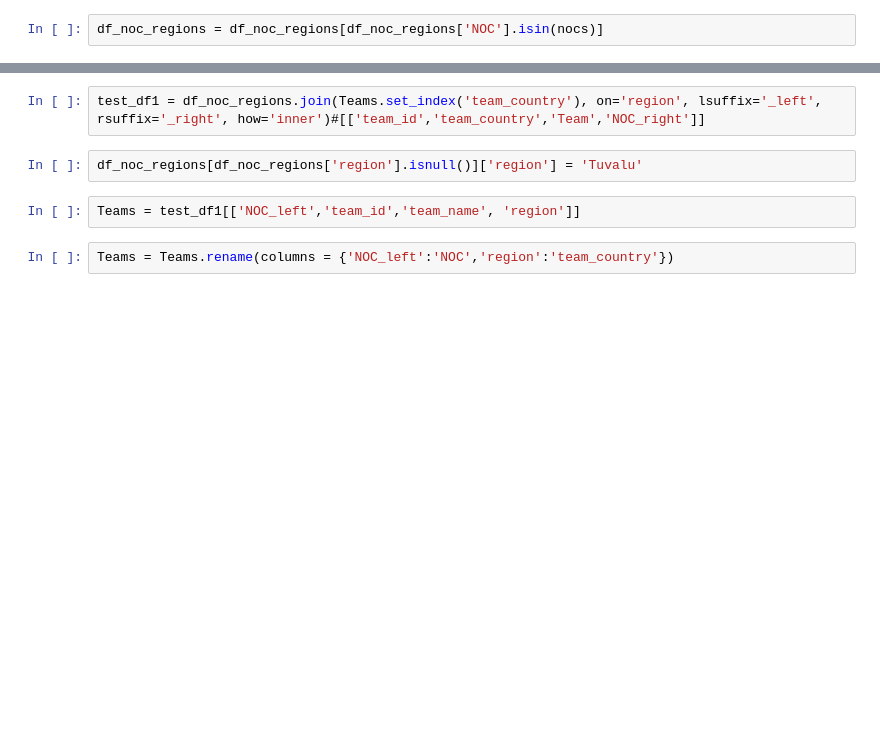
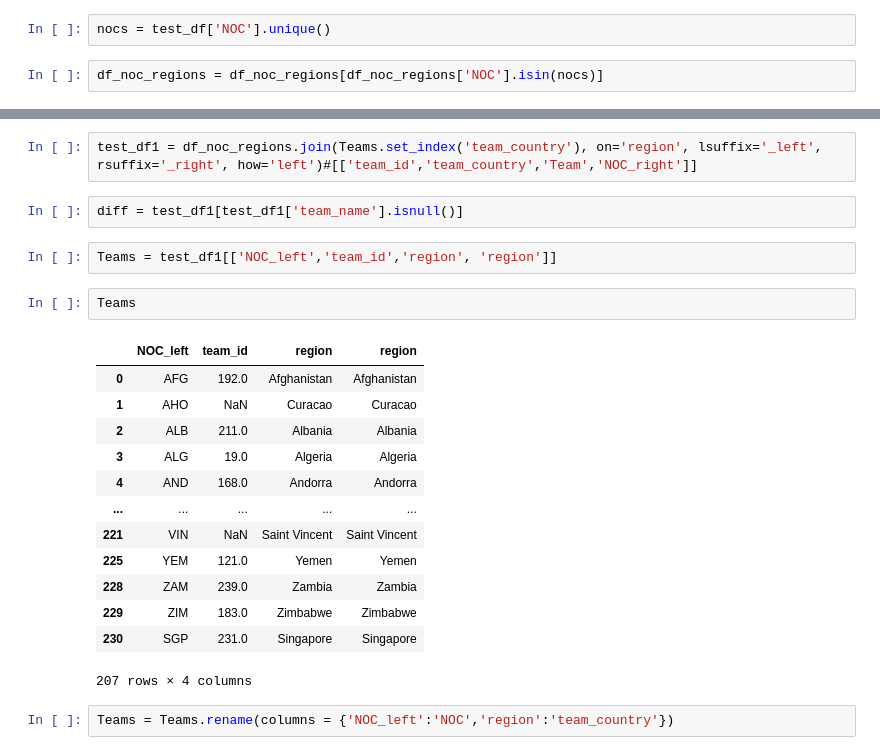
Before and after one commit to grudzienAda/hurtownie_project, a Jupyter notebook: ETL/table_transformations.ipynb, the cells around one changed output, grey strips where cells are left out. Drawn from its saved outputs; the diff is of its cells as text; blank space fills up the shorter version.

```diff
--- a/ETL/table_transformations.ipynb
+++ b/ETL/table_transformations.ipynb
@@ -498,4 +495,6 @@ Data columns (total 3 columns):
 dtypes: object(3)
 memory usage: 5.5+ KB
+# %%
+nocs = test_df['NOC'].unique()
 # %%
 df_noc_regions = df_noc_regions[df_noc_regions['NOC'].isin(nocs)]
@@ -502,9 +516,25 @@ df_noc_regions = df_noc_regions[df_noc_regions['NOC'].isin(nocs)]
 # %%
-test_df1 = df_noc_regions.join(Teams.set_index('team_country'), on='region', lsuffix='_left', rsuffix='_right', how='inner')#[['team_id','team_country','Team','NOC_right']]
+test_df1 = df_noc_regions.join(Teams.set_index('team_country'), on='region', lsuffix='_left', rsuffix='_right', how='left')#[['team_id','team_country','Team','NOC_right']]
-# %%
-df_noc_regions[df_noc_regions['region'].isnull()]['region'] = 'Tuvalu'
+# %%
+diff = test_df1[test_df1['team_name'].isnull()]
 # %%
-Teams = test_df1[['NOC_left','team_id','team_name', 'region']]
+Teams = test_df1[['NOC_left','team_id','region', 'region']]
+# %%
+Teams
+# %% [output]
+|  | NOC_left | team_id | region | region |
+| 0 | AFG | 192.0 | Afghanistan | Afghanistan |
+| 1 | AHO | NaN | Curacao | Curacao |
+| 2 | ALB | 211.0 | Albania | Albania |
+| 3 | ALG | 19.0 | Algeria | Algeria |
+| 4 | AND | 168.0 | Andorra | Andorra |
+| ... | ... | ... | ... | ... |
+| 221 | VIN | NaN | Saint Vincent | Saint Vincent |
+| 225 | YEM | 121.0 | Yemen | Yemen |
+| 228 | ZAM | 239.0 | Zambia | Zambia |
+| 229 | ZIM | 183.0 | Zimbabwe | Zimbabwe |
+| 230 | SGP | 231.0 | Singapore | Singapore |
+207 rows × 4 columns
 # %%
 Teams = Teams.rename(columns = {'NOC_left':'NOC','region':'team_country'})
 # %%
```
Also changed, not shown: parts of 30 cells of this notebook.
